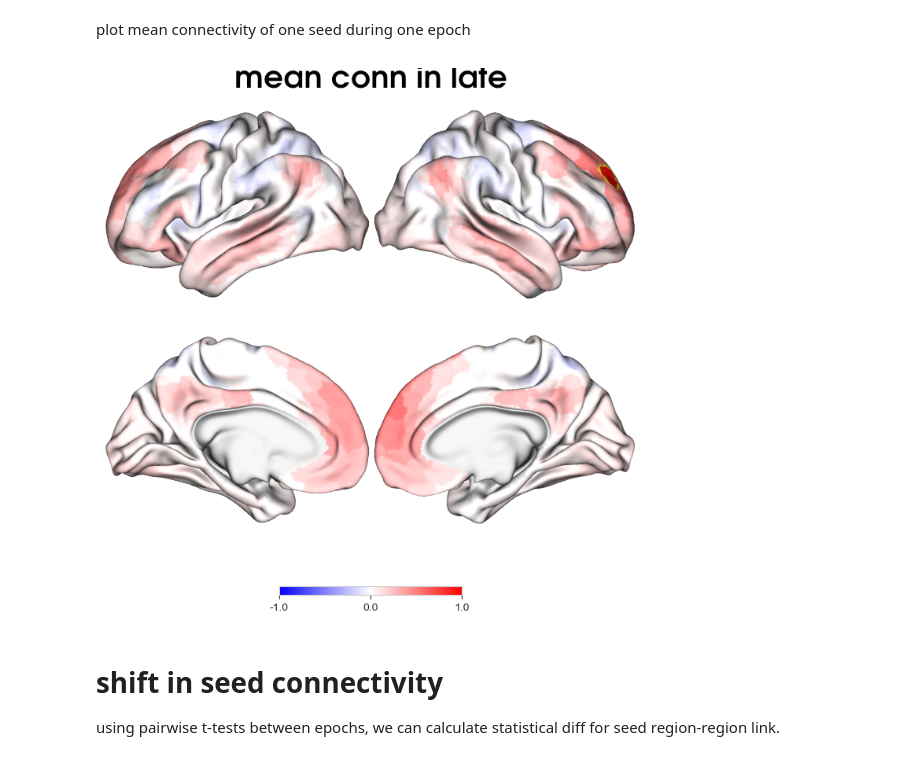
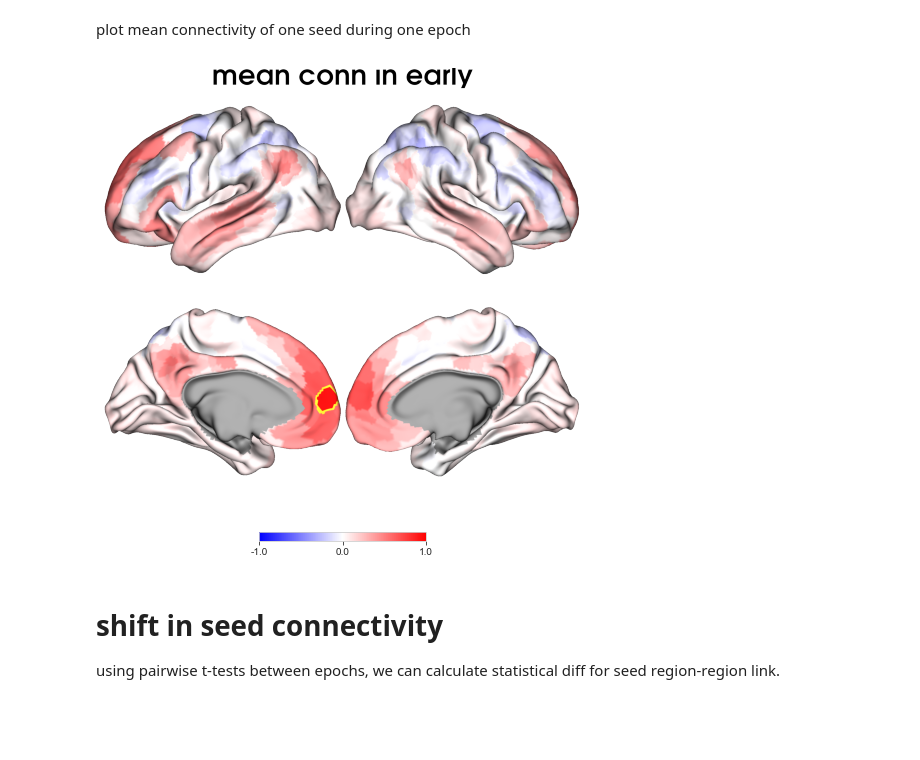
Before and after one commit to qniksefat/gradient-notebooks, a Jupyter notebook: large-manifold-nbs/4-seed.ipynb, the cells around one changed output. Drawn from its saved outputs; the diff is of its cells as text; code cells hidden in the pictures; blank space fills up the shorter version.

```diff
--- a/large-manifold-nbs/4-seed.ipynb
+++ b/large-manifold-nbs/4-seed.ipynb
@@ -118,21 +104,21 @@ dfr_mean
 # %% [markdown]
 plot mean connectivity of one seed during one epoch
 # %%
-seed = seeds[1]
-e = 'late'
+seed = seeds[0]
+e = 'early'
 
 data = dfr_mean.loc[seed, e]
 data = data.loc[pd.Series(region_names)]['r']
 data = map_to_labels(data, vertices, mask=(vertices != 0))
 p = Plot(surf_lh=l_hemi, surf_rh=r_hemi, layout='grid', size=(900, 800),
          label_text={'top': ['mean conn in '+e]})
 p.add_layer(data, cbar=True, cmap='bwr', color_range=(-1, 1))
 # seed region outlined
 data = map_to_labels(pd.Series(region_names)==seed, vertices, mask=(vertices != 0))
 p.add_layer(data, cbar=False, as_outline=True)
 _ = p.build()
 # %% [output]
-[figure, old version]
+[figure, new version]
 # %% [markdown]
 # shift in seed connectivity
 using pairwise t-tests between epochs, we can calculate statistical diff for seed region-region link.
```
Also changed, not shown: parts of 16 cells of this notebook, 1 other file.
